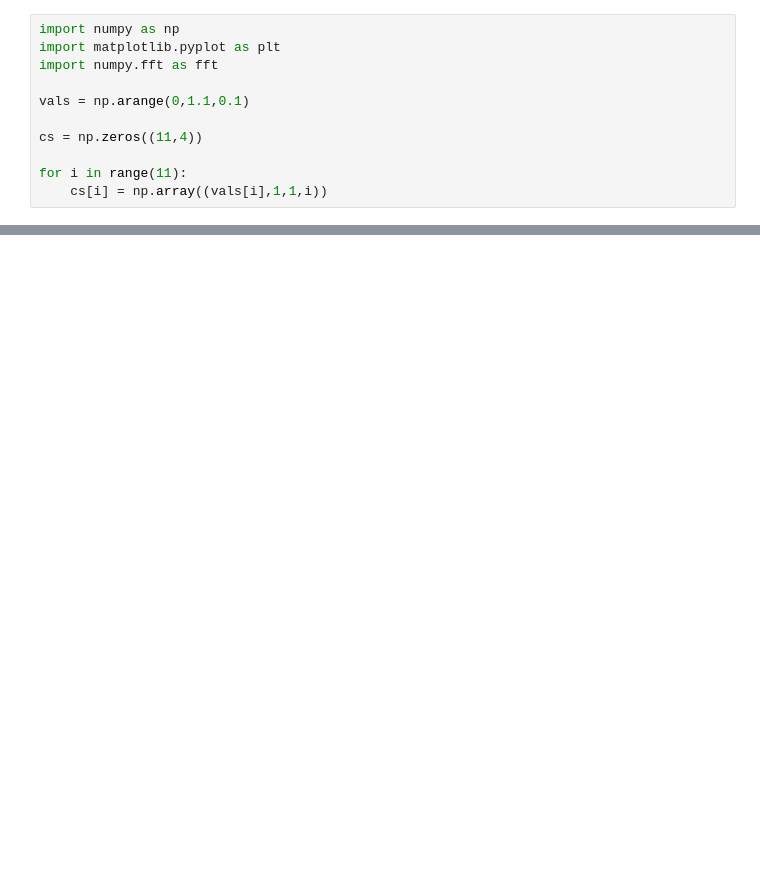
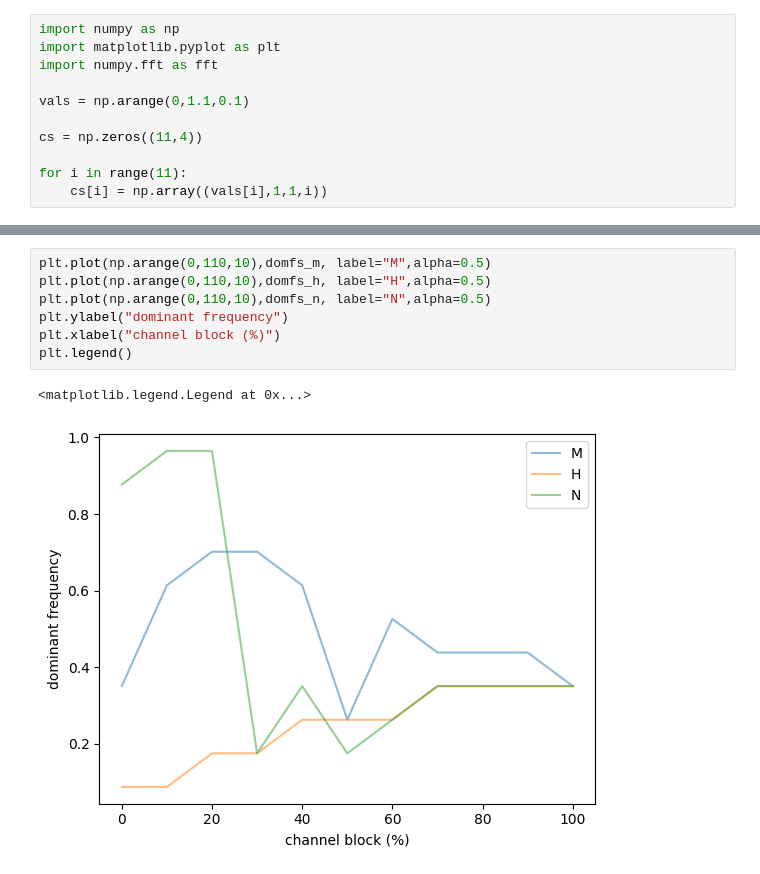
Before and after one commit to JacobDuda/M-Current-modulation-of-cortical-slow-oscillations, a Jupyter notebook: Analysis/parameter_search.ipynb, the cells around one changed output, grey strips where cells are left out. Drawn from its saved outputs; the diff is of its cells as text; blank space fills up the shorter version.

```diff
--- a/Analysis/parameter_search.ipynb
+++ b/Analysis/parameter_search.ipynb
@@ -56,0 +111,10 @@ for i in range(11):
+# %%
+plt.plot(np.arange(0,110,10),domfs_m, label="M",alpha=0.5)
+plt.plot(np.arange(0,110,10),domfs_h, label="H",alpha=0.5)
+plt.plot(np.arange(0,110,10),domfs_n, label="N",alpha=0.5)
+plt.ylabel("dominant frequency")
+plt.xlabel("channel block (%)")
+plt.legend()
+# %% [output]
+<matplotlib.legend.Legend at 0x...>
+[figure, added]
```
Also changed, not shown: parts of 4 cells of this notebook.
